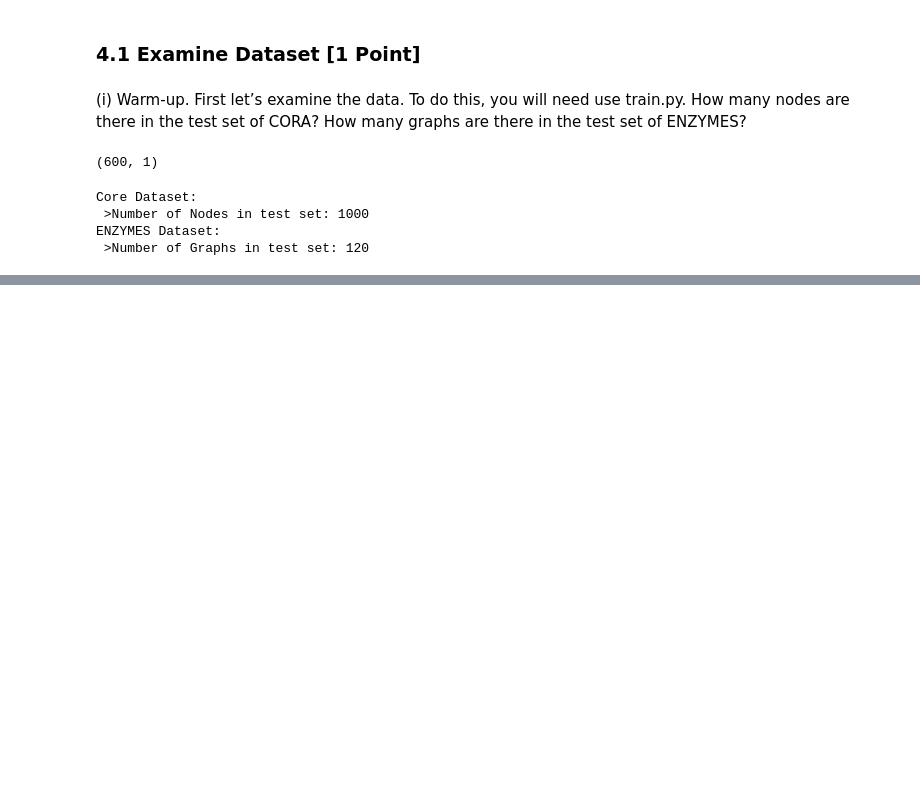
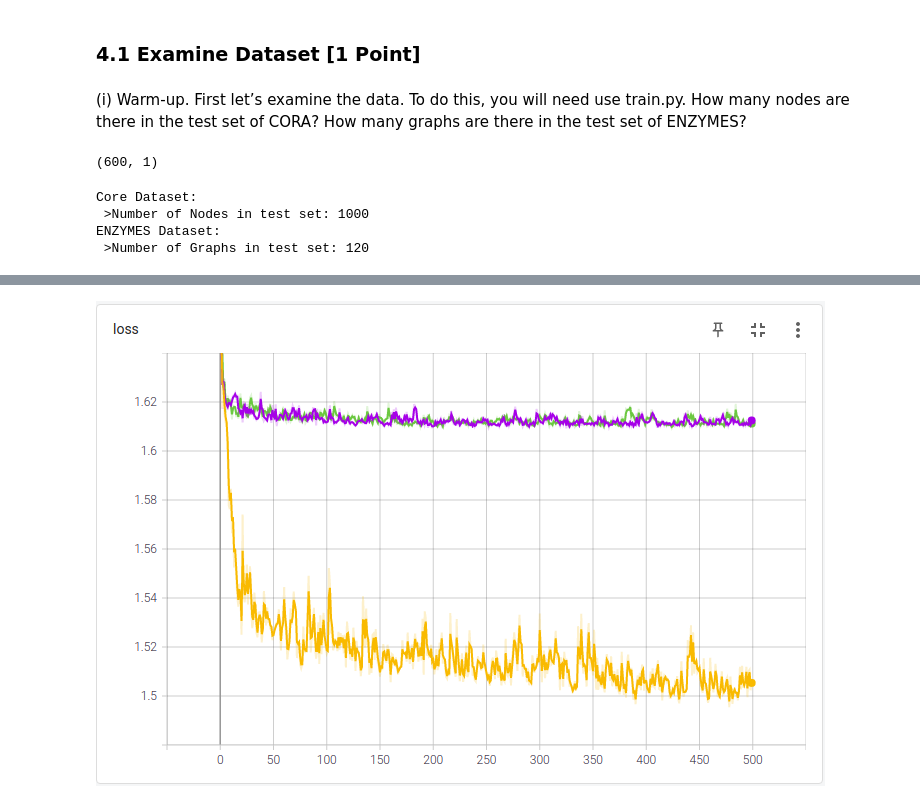
Before and after one commit to nicoperetti/cs224w, a Jupyter notebook: hw2/hw2.ipynb, the cells around one changed output, grey strips where cells are left out. Saved outputs shown, nothing was run; the diff lists cells and outputs as text; code cells hidden in the pictures; blank space fills up the shorter version.

```diff
--- a/hw2/hw2.ipynb
+++ b/hw2/hw2.ipynb
@@ -386,0 +402,4 @@ ENZYMES Dataset:
+# %%
+Image(filename='q4_starter_code/img/loss_enz.png')
+# %% [output]
+[figure, added]
```
Also changed, not shown: parts of 8 cells of this notebook, 2 other files.
